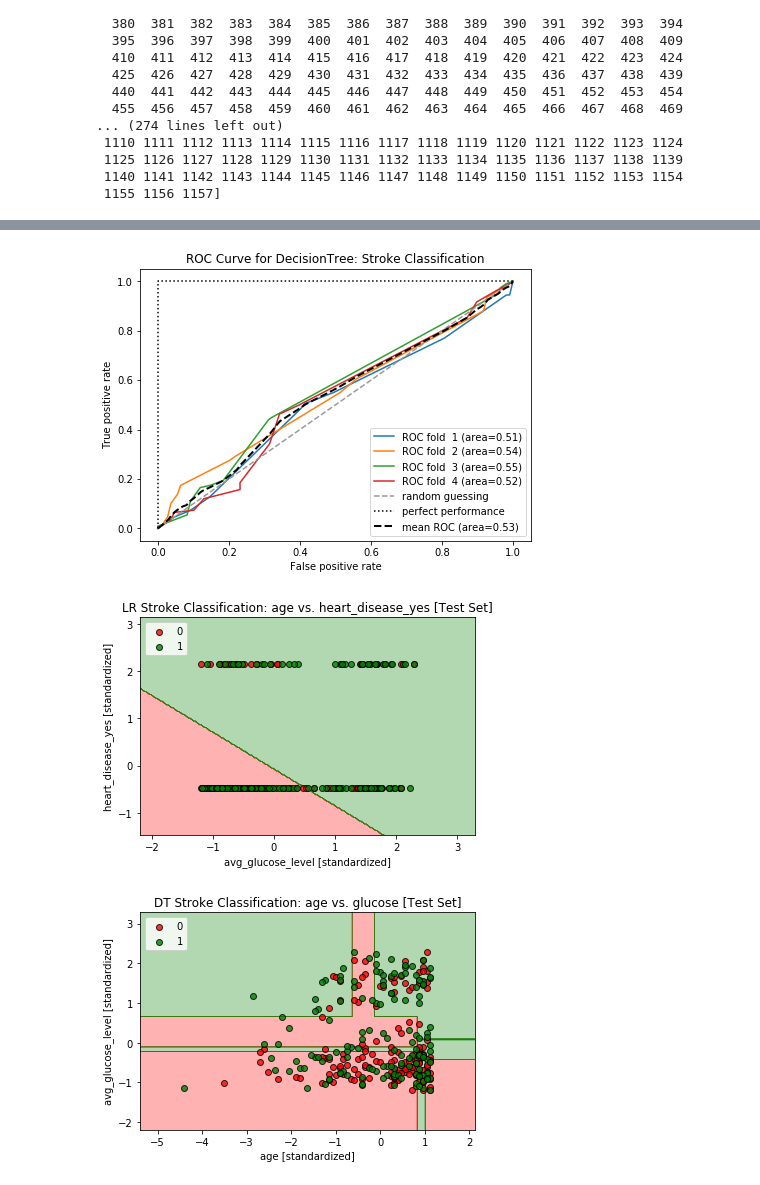
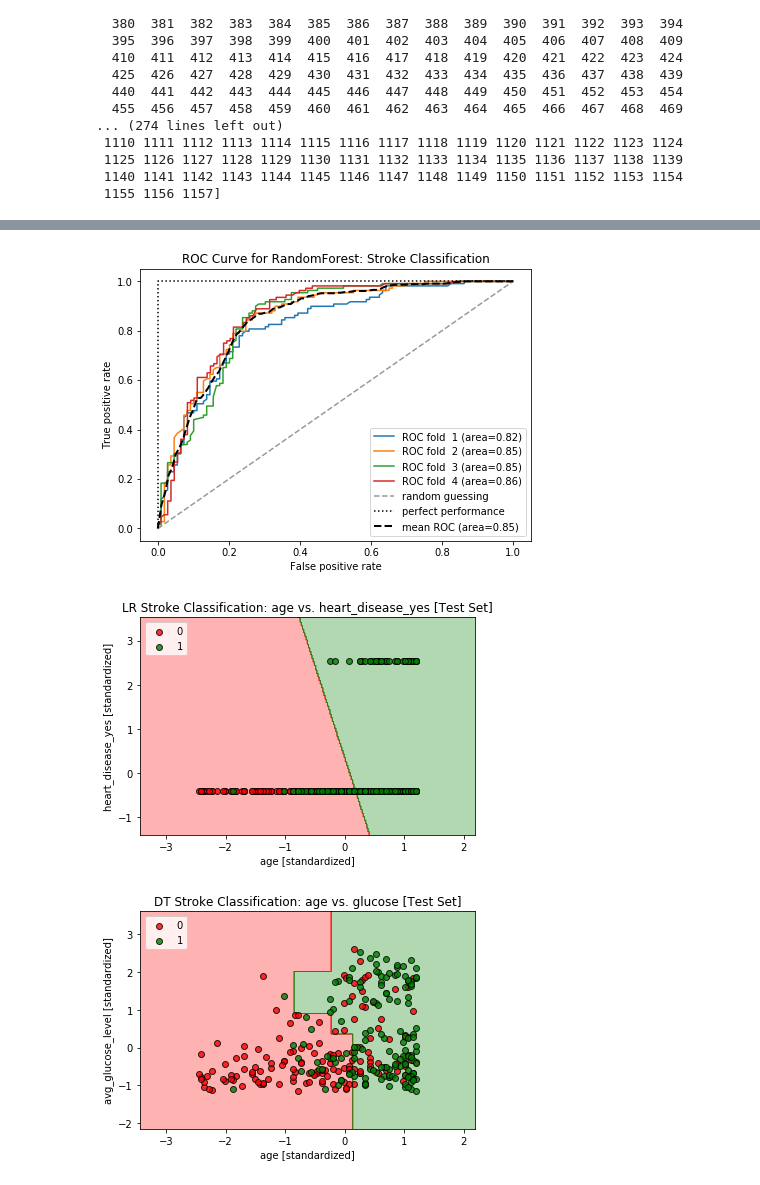
Before and after one commit to emgoh/capstone, a Jupyter notebook: capstone_codes/cp_data_modeling.ipynb, the cells around one changed output, grey strips where cells are left out. Cells and saved outputs as stored; diff of their text form; code cells hidden in the pictures.

```diff
--- a/capstone_codes/cp_data_modeling.ipynb
+++ b/capstone_codes/cp_data_modeling.ipynb
@@ -253,22 +290,22 @@ tree = DecisionTreeClassifier(criterion='gini',
                                 max_depth=4,
                                 random_state=0)
 feat_labels = df_downsampled.columns[:-1]
-tree.fit(X_train, y_train)
+tree.fit(X_train_std, y_train)
 importances = tree.feature_importances_
 indices = np.argsort(importances)[::-1]
 
-for f in range(X_train.shape[1]):
+for f in range(X_train_std.shape[1]):
     print("%2d) %-*s %f" % (f + 1, 30,
                             feat_labels[indices[f]],
                             importances[indices[f]]))
 
 plt.title('Feature Importance: Decision Tree')
-plt.bar(range(X_train.shape[1]),
+plt.bar(range(X_train_std.shape[1]),
         importances[indices],
         align='center')
-plt.xticks(range(X_train.shape[1]),
-           feat_labels, rotation=90)
-plt.xlim(-1, X_train.shape[1])
+plt.xticks(range(X_train_std.shape[1]),
+           feat_labels[indices], rotation=90)
+plt.xlim(-1, X_train_std.shape[1])
 plt.tight_layout()
 plt.show()
 # %% [output]
@@ -299,20 +339,31 @@ for train_index, test_index in skf.split(X_dt, y_dt):
     X_train_dt, X_test_dt = X_dt[train_index], X_dt[test_index]
     y_train_dt, y_test_dt = y_dt[train_index], y_dt[test_index]
 # %%
-####################################
-# Model 2: DecisionTree Classifier #
-####################################
 # Model: DecisionTree [cross-validated & std. train set]
-tree_cv = DecisionTreeClassifier(criterion='gini',
-                                max_depth=4,
+tree_cv = DecisionTreeClassifier(criterion='gini', max_depth=8,
+                                min_samples_split=2, min_samples_leaf=2,
                                 random_state=0)
 tree_cv.fit(X_train_dt, y_train_dt)
 
-# Model prediction: CV test set
-y_pred_test_dt = tree_cv.predict(X_test_dt)
+# GridSearchCV: DecisionTree #
+parameters_dt = [{'max_depth': [1,2,4,6,8,10],'min_samples_split':[2,5,10],
+                  'min_samples_leaf':[1,2]}]
+if __name__ == '__main__':
+    grid_search_dt = GridSearchCV(estimator = tree_cv,
+                               param_grid = parameters_dt,
+                               scoring = 'roc_auc',
+                               cv = 4,
+                               n_jobs = 1)
+grid_search_dt = grid_search_dt.fit(X_train_dt, y_train_dt)
+best_roc_auc_dt = grid_search_dt.best_score_
+best_parameters_dt = grid_search_dt.best_params_
+best_parameters_dt
+
+# Model prediction: CV testset
+y_pred_test_dt = grid_search_dt.predict(X_test_dt)
 
 # Model prediction: hold-out set
-X_test_eval_dt = X_test_std[:, [0,1]]
+#X_test_eval_dt = X_test_std[:, [0,1]]
 #y_pred_eval_dt = tree_cv.predict(X_test_eval_dt) # Unseen data
 # %%
 ###############################################################################
@@ -456,19 +521,19 @@ Recall: 0.514
 # %%
 ###############################################################
 # Plotting ROC Curve #
-# Decision Tree: ROC fold and Mean ROC
+# Random Forest: ROC fold and Mean ROC
 from sklearn.metrics import roc_curve, auc
 from scipy import interp
 
-cv = list(skf.split(X_train_dt, y_train_dt))
+cv = list(skf.split(X_train_rf, y_train_rf))
 fig = plt.figure(figsize=(7,5))
 mean_tpr = 0.0
 mean_fpr = np.linspace(0,1,100)
 all_trp = []
 
 for i, (train,test) in enumerate(cv):
-    prob = tree_cv.fit(X_train_dt[train],y_train_dt[train]).predict_proba(X_train_dt[test])
-    fpr,tpr,thresholds = roc_curve(y_train_lr[test],
+    prob = grid_search_rf.fit(X_train_rf[train],y_train_rf[train]).predict_proba(X_train_rf[test])
+    fpr,tpr,thresholds = roc_curve(y_train_rf[test],
                                    prob[:,1],
                                    pos_label=1)
     mean_tpr += interp(mean_fpr, fpr, tpr)
@@ -493,11 +558,11 @@ plt.xlim([-0.05,1.05])
 plt.ylim([-0.05,1.05])
 plt.xlabel('False positive rate')
 plt.ylabel('True positive rate')
-plt.title('ROC Curve for DecisionTree: Stroke Classification')
+plt.title('ROC Curve for RandomForest: Stroke Classification')
 plt.legend(loc='lower right')
 plt.show()
 # %% [output]
-[figure, old version]
+[figure, new version]
 # %%
 ###############################################################
 from matplotlib.colors import ListedColormap
@@ -528,26 +593,26 @@ def plot_decision_regions(X, y, classifier, test_idx=None, resolution=0.02):
 # Visualize stroke classification: Logistic Regression #
 # Downsampled CV: test set
 plt.figure()
-plot_decision_regions(X=X_test_lr, y=y_test_lr, classifier=lr_cv, test_idx=None)
+plot_decision_regions(X=X_test_lr, y=y_test_lr, classifier=grid_search_lr, test_idx=None)
 plt.title('LR Stroke Classification: age vs. heart_disease_yes [Test Set]')
-plt.xlabel('avg_glucose_level [standardized]')
+plt.xlabel('age [standardized]')
 plt.ylabel('heart_disease_yes [standardized]')
 plt.legend(loc='upper left')
 plt.show()
 # %% [output]
-[figure, old version]
+[figure, new version]
 # %%
 # Visualize stroke classification: Decision Tree #
 # Downsampled CV: test set
 plt.figure()
-plot_decision_regions(X=X_test_dt, y=y_test_dt, classifier=tree_cv, test_idx=None)
+plot_decision_regions(X=X_test_dt, y=y_test_dt, classifier=grid_search_dt, test_idx=None)
 plt.title('DT Stroke Classification: age vs. glucose [Test Set]')
 plt.xlabel('age [standardized]')
 plt.ylabel('avg_glucose_level [standardized]')
 plt.legend(loc='upper left')
 plt.show()
 # %% [output]
-[figure, old version]
+[figure, new version]
 # %%
 # Visualize stroke classification: Random Forest #
 # Downsampled CV: test set
```
Also changed, not shown: parts of 17 cells of this notebook, 1 other file.
